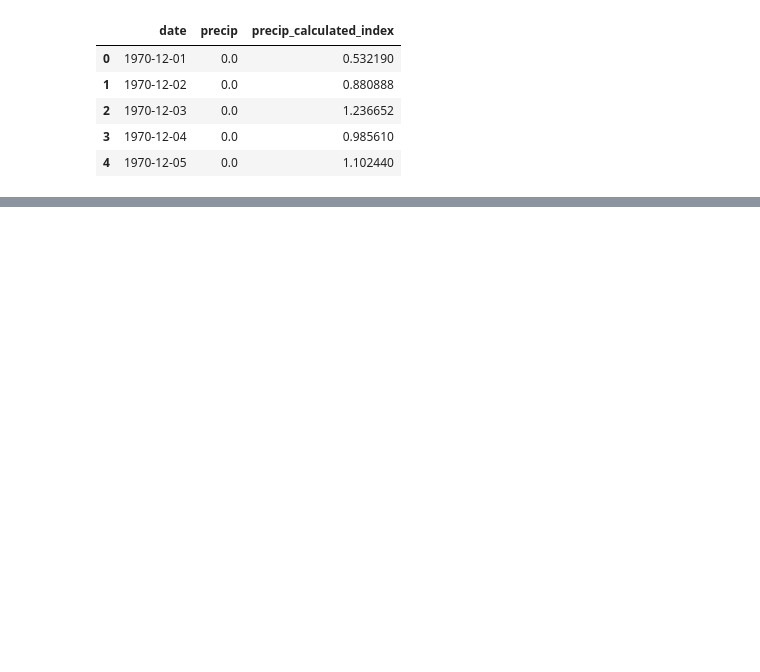
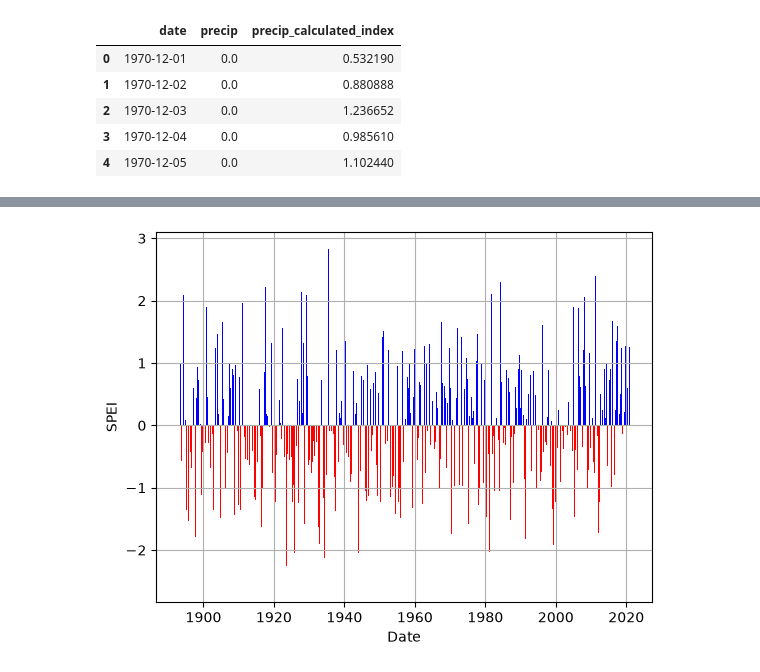
Before and after one commit to e-baumer/standard_precip, a Jupyter notebook: examples/example_use.ipynb, the cells around one changed output, grey strips where cells are left out. Cells and saved outputs as stored; diff of their text form; code cells hidden in the pictures; blank space fills up the shorter version.

```diff
--- a/examples/example_use.ipynb
+++ b/examples/example_use.ipynb
@@ -81,0 +147,10 @@ df_spi_daily.head()
+# %%
+rng = np.random.default_rng(0)
+df_wb = rainfall_data.copy()
+df_wb['date'] = pd.to_datetime(df_wb['date'])
+pet = 2.0 + 1.5 * np.sin(2 * np.pi * (df_wb['date'].dt.month - 4) / 12)
+df_wb['wb'] = df_wb['TotalPrecipitation'] - pet
+
+spei = SPEI()
+df_spei = spei.calculate(df_wb, 'date', 'wb', dist_type='glo', fit_type='lmom')
+df_spei.head()
@@ -81,0 +164,4 @@ df_spi_daily.head()
+# %%
+fig = plot_index(df_spei, 'date', 'wb_calculated_index', index_type='SPEI')
+# %% [output]
+[figure, added]
```
Also changed, not shown: parts of 29 cells of this notebook, 2 other files.
